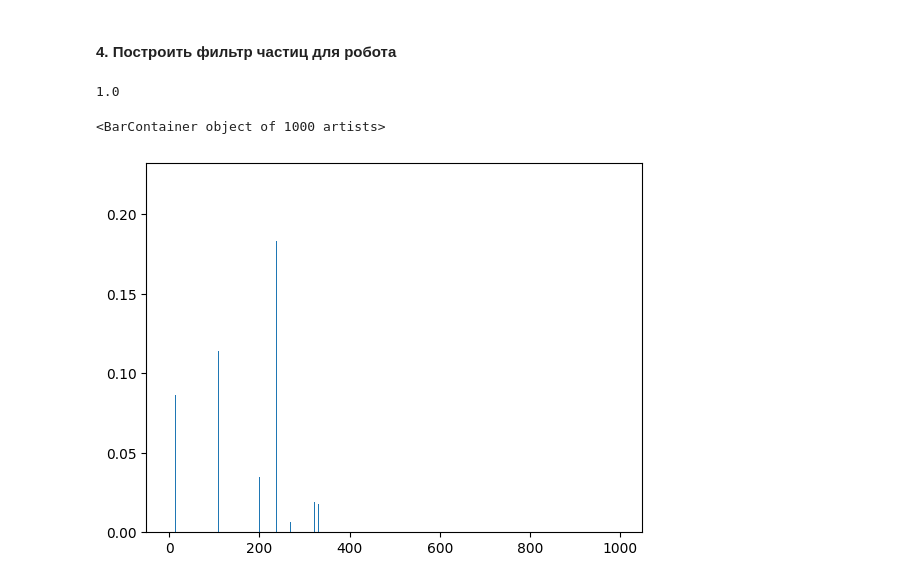
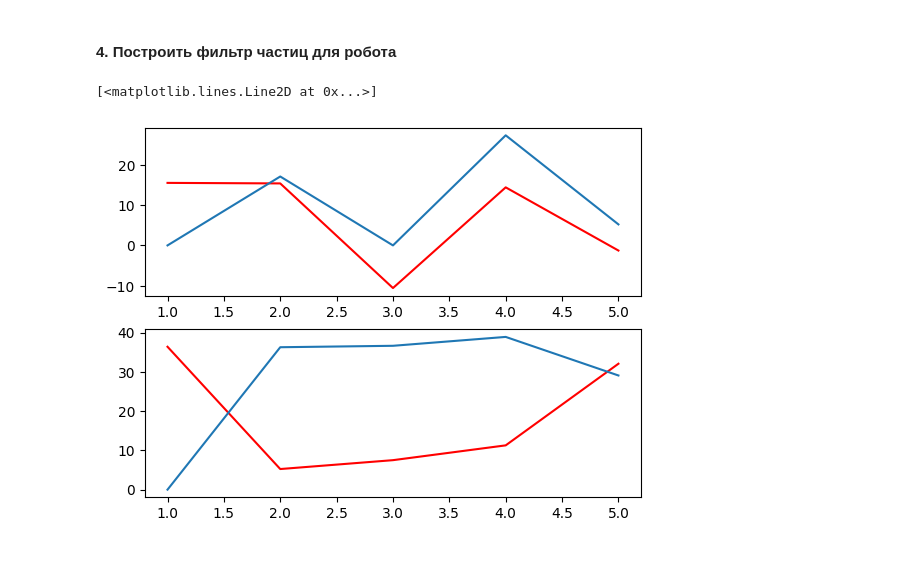
Before and after one commit to DuePonto/MLR, a Jupyter notebook: Lab_2_3/lab_2_3.ipynb, the cells around one changed output. Cells and saved outputs as stored; diff of their text form; code cells hidden in the pictures.

```diff
--- a/Lab_2_3/lab_2_3.ipynb
+++ b/Lab_2_3/lab_2_3.ipynb
@@ -272,13 +265,3 @@ def weight_calc(pos, pos_dist, weights_f):
     weights_f = weights_f / np.sum(weights)
 
     return weights_f
-# %%
-new_weights = weight_calc(calc_pos_massive[0,:], points_true_pos_massive[0][:][:], weights)
-print(np.sum(new_weights))
-# %% [output]
-1.0
-# %%
-plt.bar(range(N_points), new_weights)
-# %% [output]
-<BarContainer object of 1000 artists>
-[figure, removed]
@@ -284,0 +294,48 @@ plt.bar(range(N_points), new_weights)
+# %%
+# Начало цикла
+for i in range(5-1):
+    # Перемещение робота старт
+    bot.turn(np.pi/2) #
+    bot.move(30) #
+    # Перемещение робота конец
+    bot.make_measurment(beacons) # Измерение
+    bot.calc_pos(beacons) # Вычисление положения
+
+    true_pos_massive[i+1][:] = bot.get_true_pos().T # Реальное положение
+    calc_pos_massive[i+1][:] = bot.get_calc_pos().T # Вычесленное положение
+
+    # t.append(i) # матрица времени
+
+
+
+    for k in range(N_points):
+        # Перемещение частиц старт
+        points[k].turn(np.pi/2)
+        points[k].move(30)
+        # Перемещение частиц конец
+        points[k].make_measurment(beacons) # Измерение
+        points[k].calc_pos(beacons) # Вычисление положения
+
+        points_true_pos_massive[k][:] = points[k].get_true_pos().T # Реальное положение частицы
+
+    # Вычисляем веса
+    weights = weight_calc(calc_pos_massive[0,:], points_true_pos_massive[:][:], weights)
+    # Ресемпл
+    new_pose, weights = resample(points_true_pos_massive[:][:], weights)
+
+    for k in range(N_points):
+        points[k].set_pos(new_pose[k][0], new_pose[k][1])
+
+    kek = estimation(new_pose, weights)
+    pos_est[i+1] = kek.T
+# %%
+plt.subplot(2,1,1)
+plt.plot(t, calc_pos_massive[:,0], c='r')
+plt.plot(t, pos_est[:,0])
+
+plt.subplot(2,1,2)
+plt.plot(t, calc_pos_massive[:,1], c='r')
+plt.plot(t, pos_est[:,1])
+# %% [output]
+[<matplotlib.lines.Line2D at 0x...>]
+[figure, added]
```
Also changed, not shown: parts of 7 cells of this notebook.
